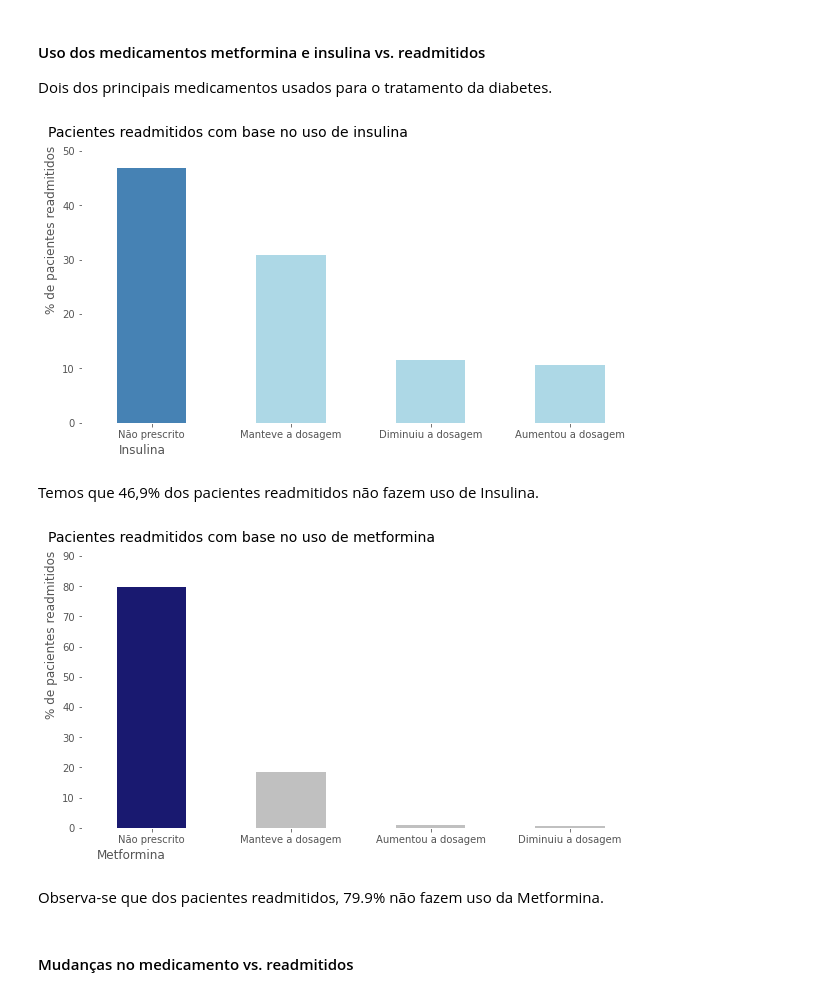
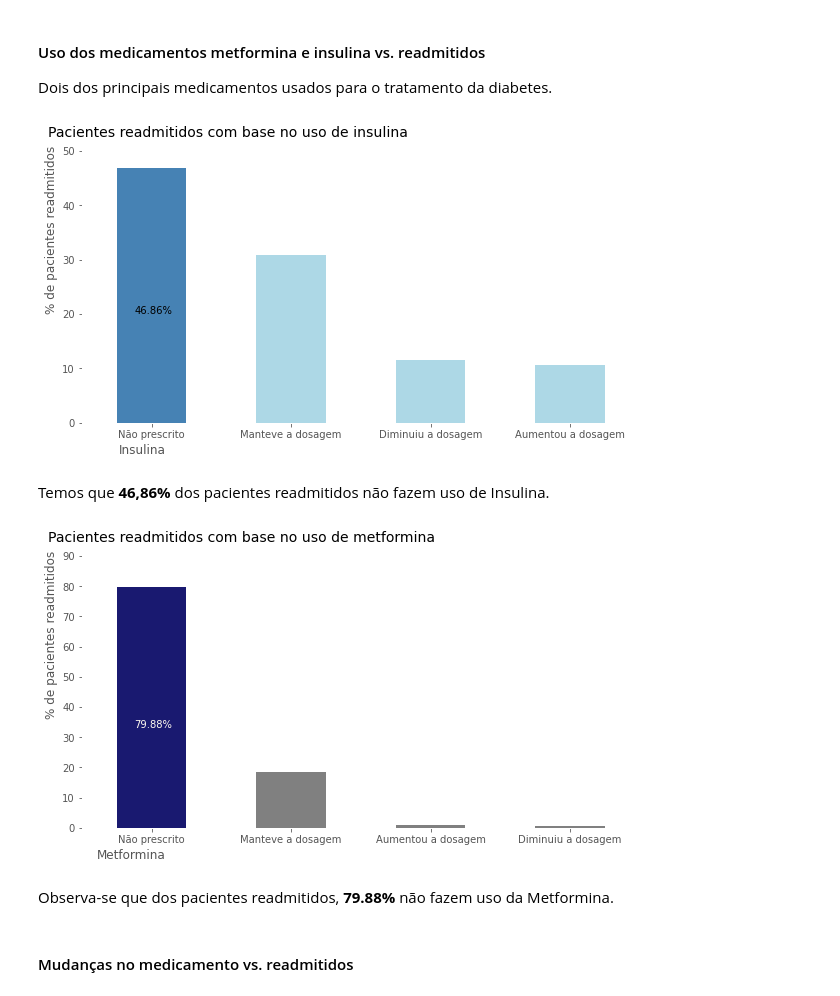
Before and after one commit to LilianeAquino/aed_projeto_3, a Jupyter notebook: template.ipynb, the cells around one changed output. Saved outputs shown, nothing was run; the diff lists cells and outputs as text; code cells hidden in the pictures.

```diff
--- a/template.ipynb
+++ b/template.ipynb
@@ -773,29 +825,41 @@ plt.ylabel('% de pacientes readmitidos', horizontalalignment='left', y=0.40)
 plt.xlabel('Insulina', horizontalalignment='right', x=0.15)
 plt.xticks(ticks, labels)
 plt.ylim(0, 50)
+
+plt.annotate(str(round(just_readmitted['insulin'].value_counts(normalize=True)[0]*100, 2))+'%',
+             (-0.1, 10),
+             textcoords='offset points',
+             xytext=(-3, 55),
+             color='#000000')
 plt.show()
 # %% [output]
-[figure, old version]
+[figure, new version]
 # %% [markdown]
-Temos que 46,9% dos pacientes readmitidos não fazem uso de Insulina.
+Temos que **46,86%** dos pacientes readmitidos não fazem uso de Insulina.
 # %%
 labels = ['Não prescrito', 'Manteve a dosagem', 'Aumentou a dosagem', 'Diminuiu a dosagem']
 ticks = [0, 1, 2, 3]
 
 plt.rcParams['figure.figsize'] = [10, 5]
 
-(just_readmitted['metformin'].value_counts(normalize=True)*100).plot.bar(rot=0, color=['#191970','#C0C0C0', '#C0C0C0', '#C0C0C0'])
+(just_readmitted['metformin'].value_counts(normalize=True)*100).plot.bar(rot=0, color=['#191970','#808080', '#808080', '#808080'])
 
 plt.title('Pacientes readmitidos com base no uso de metformina', y=1.03, size=14, loc='left', x=-0.06)
 plt.ylabel('% de pacientes readmitidos', horizontalalignment='left', y=0.40)
 plt.xlabel('Metformina', horizontalalignment='right', x=0.15)
 plt.xticks(ticks, labels)
 plt.ylim(0, 90)
+
+plt.annotate(str(round(just_readmitted['metformin'].value_counts(normalize=True)[0]*100, 2))+'%',
+             (-0.1, 10),
+             textcoords='offset points',
+             xytext=(-3, 70),
+             color='#FFFAF0')
 plt.show()
 # %% [output]
-[figure, old version]
+[figure, new version]
 # %% [markdown]
-Observa-se que dos pacientes readmitidos, 79.9% não fazem uso da Metformina.
+Observa-se que dos pacientes readmitidos, **79.88%** não fazem uso da Metformina.
 # %% [markdown]
 #### Mudanças no medicamento vs. readmitidos
 # %%
```
Also changed, not shown: parts of 22 cells of this notebook.
